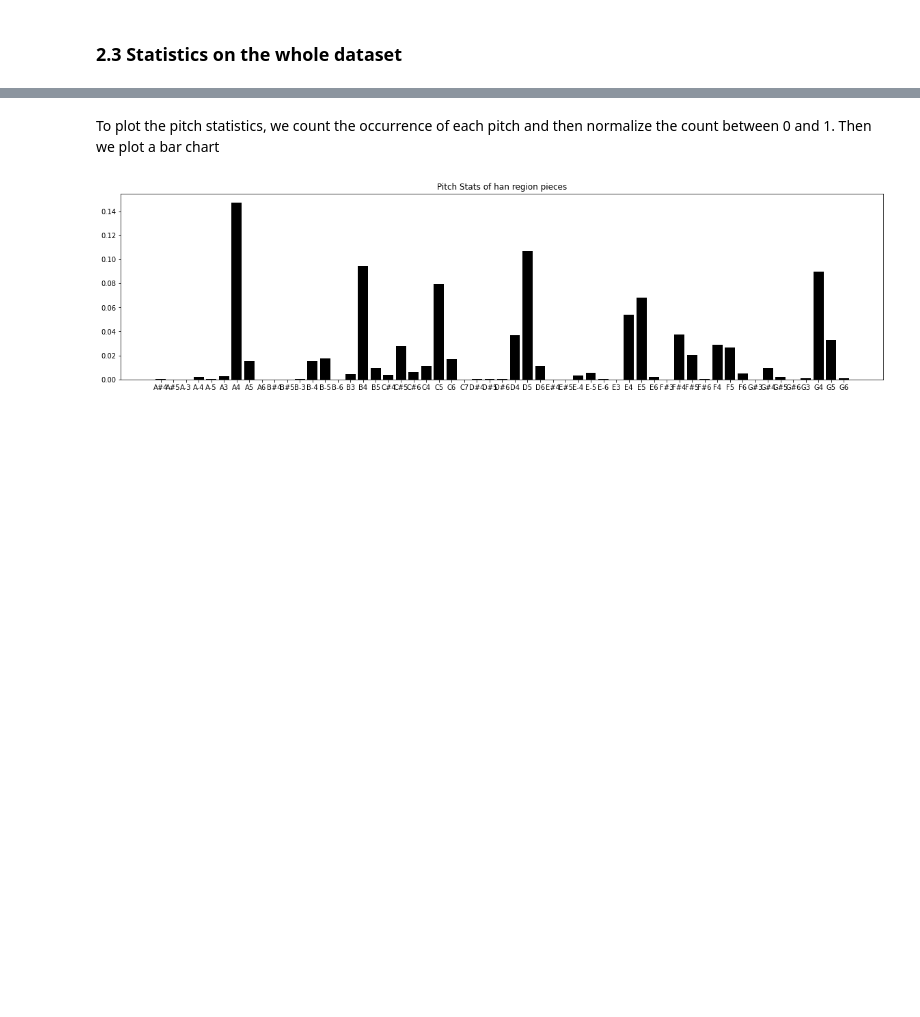
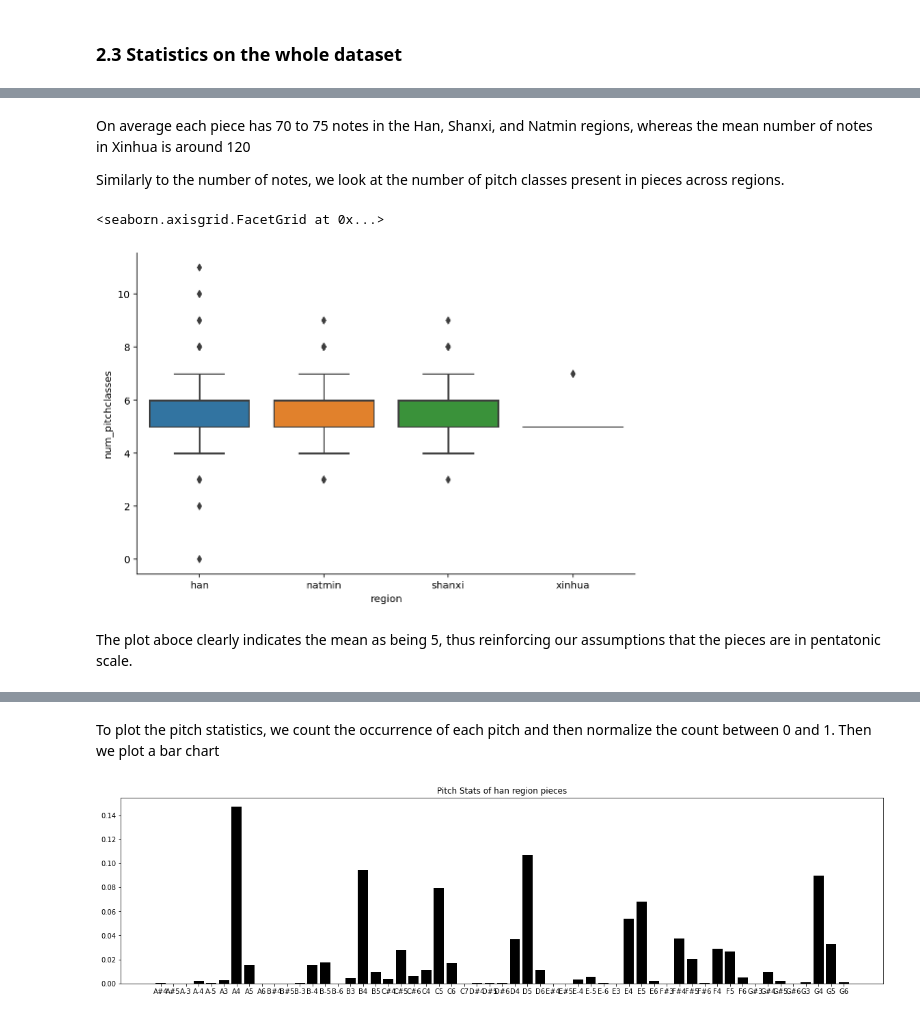
Before and after one commit to ravinitheshreddy/Digital-Musicology-Project, a Jupyter notebook: milestone2.ipynb, the cells around one changed output, grey strips where cells are left out. Cells and saved outputs as stored; diff of their text form; code cells hidden in the pictures; blank space fills up the shorter version.

```diff
--- a/milestone2.ipynb
+++ b/milestone2.ipynb
@@ -294,0 +334,11 @@ Considering that the region division of the raw data is not standardized, we re-
+# %% [markdown]
+On average each piece has 70 to 75 notes in the Han, Shanxi, and Natmin regions, whereas the mean number of notes in Xinhua is around 120
+
+Similarly to the number of notes, we look at the number of pitch classes present in pieces across regions.
+# %%
+sns.catplot(x="region", y="num_pitchclasses", data=CFS_full, kind="box", aspect=1.5)
+# %% [output]
+<seaborn.axisgrid.FacetGrid at 0x...>
+[figure, added]
+# %% [markdown]
+The plot aboce clearly indicates the mean as being 5, thus reinforcing our assumptions that the pieces are in pentatonic scale.
```
Also changed, not shown: parts of 59 cells of this notebook, 3 other files.
